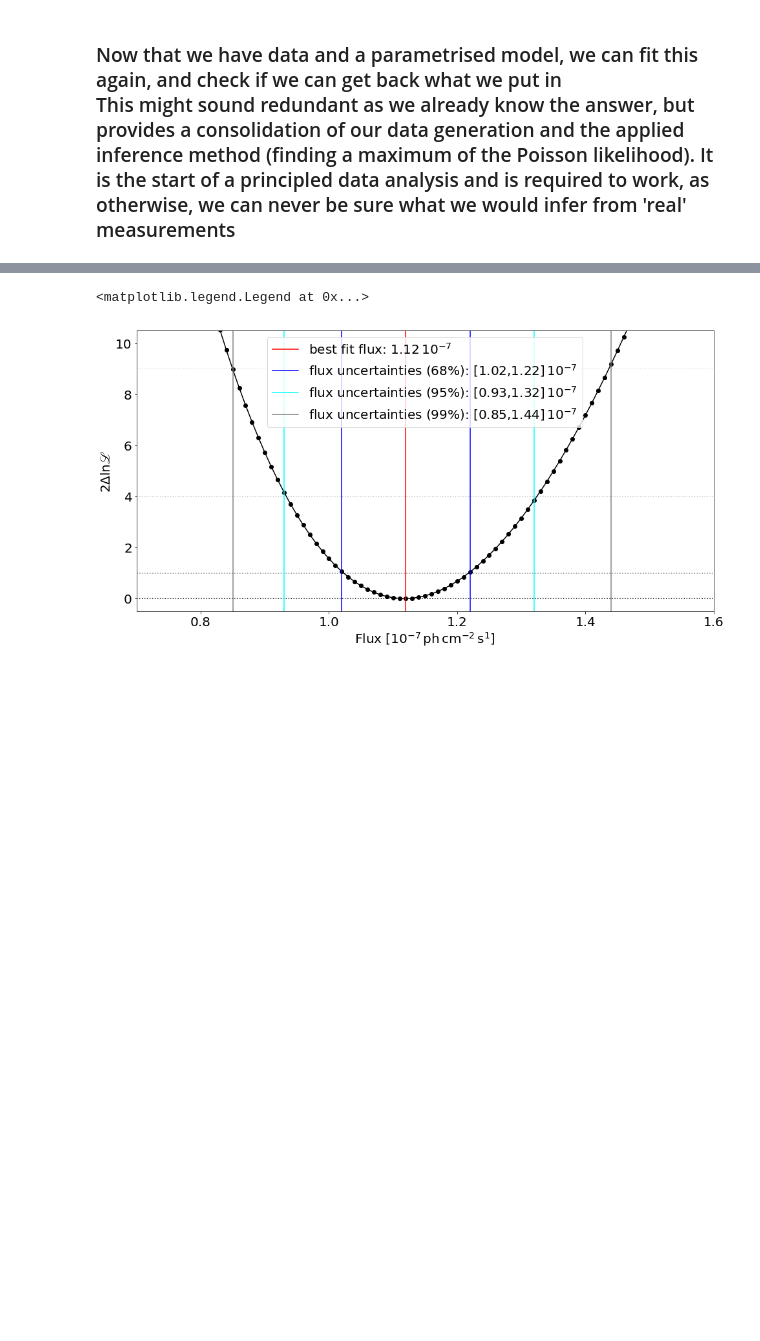
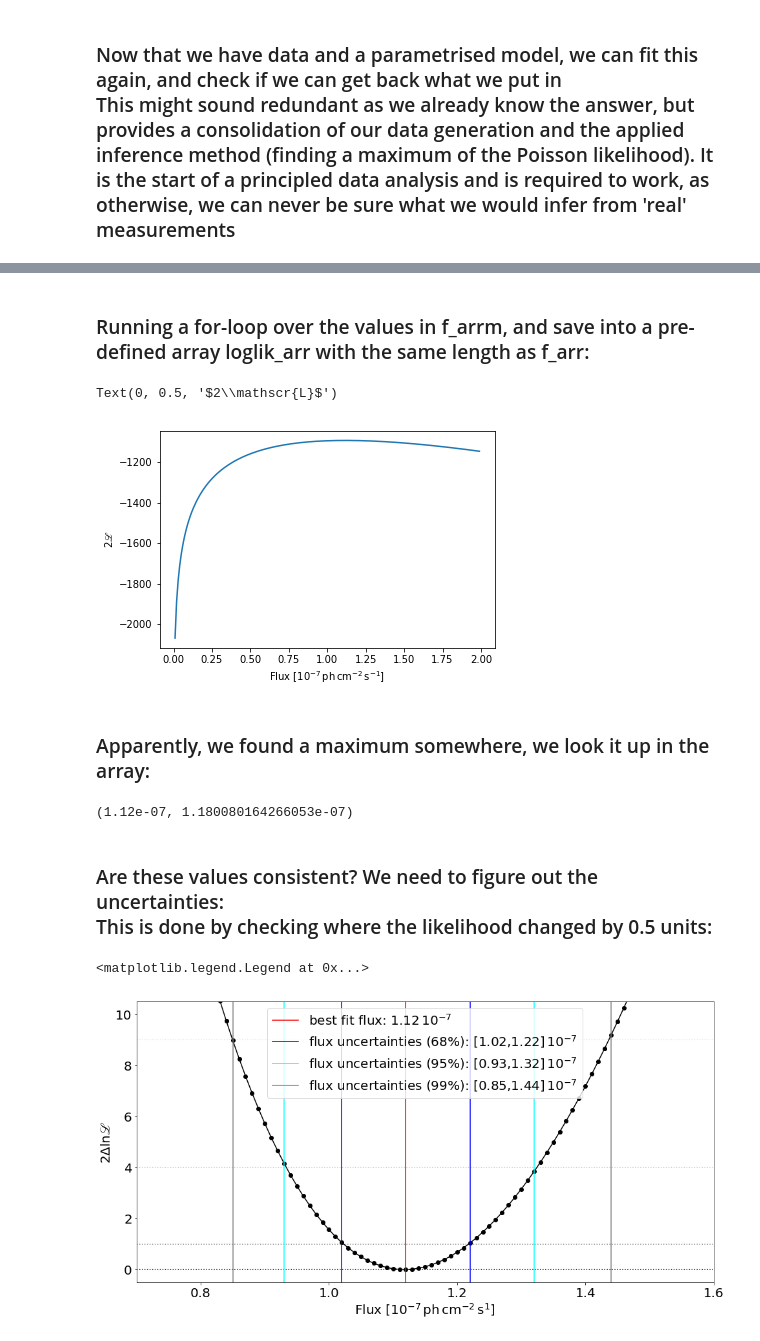
Before and after one commit to tsiegert/for-students, a Jupyter notebook: nova_analysis/Nova_analysis_v2.1.ipynb, the cells around one changed output, grey strips where cells are left out. Drawn from its saved outputs; the diff is of its cells as text; code cells hidden in the pictures; blank space fills up the shorter version.

```diff
--- a/nova_analysis/Nova_analysis_v2.1.ipynb
+++ b/nova_analysis/Nova_analysis_v2.1.ipynb
@@ -203,10 +216,11 @@ plt.legend()
 <h3>Gamma-ray light curve (=model) of a perfect instrument with omni-directional response</h3>
 # %%
 tt = np.arange(0,7000,1) # array of times in units of IJD
+# (INTEGRAL Julian Day: IJD=0 is 32 seconds before the 1st of January 2000)
 
-name0 = data_frame['Name'][good_novae[idx]]
-d0 = dist[good_novae[idx]]*u.kpc # distance to nova (in units of kpc)
-T00 = data_frame['IJD'][good_novae[idx]] # explosion date
+name0 = data_frame['Name'].values[good_novae[idx]]
+d0 = dist.values[good_novae[idx]]*u.kpc # distance to nova (in units of kpc)
+T00 = data_frame['IJD'].values[good_novae[idx]] # explosion date
 tau_d = tau22.to(u.d).value # conversion of the lifetime in days
 
 F_norm = L022 / (4*np.pi*d0**2) # calculation of maximum flux (i.e. at t = T0)
@@ -215,4 +229,4 @@ F_norm = L022 / (4*np.pi*d0**2) # calculation of maximum flux (i.e. at t = T0)
 
 F_norm = F_norm.to(1/(u.cm**2*u.s)).value # conversion to useful flux units (ph/cm2/s) and only return the value
 
-flux = F_norm*exp_decay_hard(tt,T00,tau_d)
+flux = F_norm*exp_decay_hard(tt,T00,tau_d) # calculation of the light curve
@@ -296,10 +327,31 @@ f_arr = np.arange(1e-9,2e-7,1e-9)
+# %% [markdown]
+<h3>Running a for-loop over the values in f_arrm, and save into a pre-defined array loglik_arr with the same length as f_arr:</h3>
 # %%
 len_f = len(f_arr)
 loglik_arr = np.zeros(len_f)
 for i in range(len_f):
-    loglik_arr[i] = lnlike(f_arr[i],tt,count_data,T0,tau_d)
+    loglik_arr[i] = lnlike(f_arr[i],tt,count_data,T00,tau_d)
 
 Delta_loglik = -loglik_arr-np.min(-loglik_arr)
+# %%
+plt.plot(f_arr*1e7,loglik_arr) # for the purpose of plotting, I multiplied the
+# flux by a common factor 1e7 and make this clear in the label of the x-axis
+plt.xlabel(r'Flux [$10^{-7}\,\mathrm{ph\,cm^{-2}\,s^{-1}}$]')
+plt.ylabel(r'$2\mathscr{L}$')
+# %% [output]
+Text(0, 0.5, '$2\\mathscr{L}$')
+[figure, added]
+# %% [markdown]
+<h3>Apparently, we found a maximum somewhere, we look it up in the array:</h3>
+# %%
+f_arr[np.argmax(loglik_arr)],F_norm
+# the first value is the one we found from looping values and calculating the likelihood
+# the second value is the true one that we put in to define our model
+# %% [output]
+(1.12e-07, 1.180080164266053e-07)
+# %% [markdown]
+<h3>Are these values consistent? We need to figure out the uncertainties:<br>
+    This is done by checking where the likelihood changed by 0.5 units:</h3>
 # %%
 plt.figure(figsize=(16,8))
 plt.plot(f_arr*1e7,Delta_loglik,'ko-')
```
Also changed, not shown: parts of 152 cells of this notebook.
